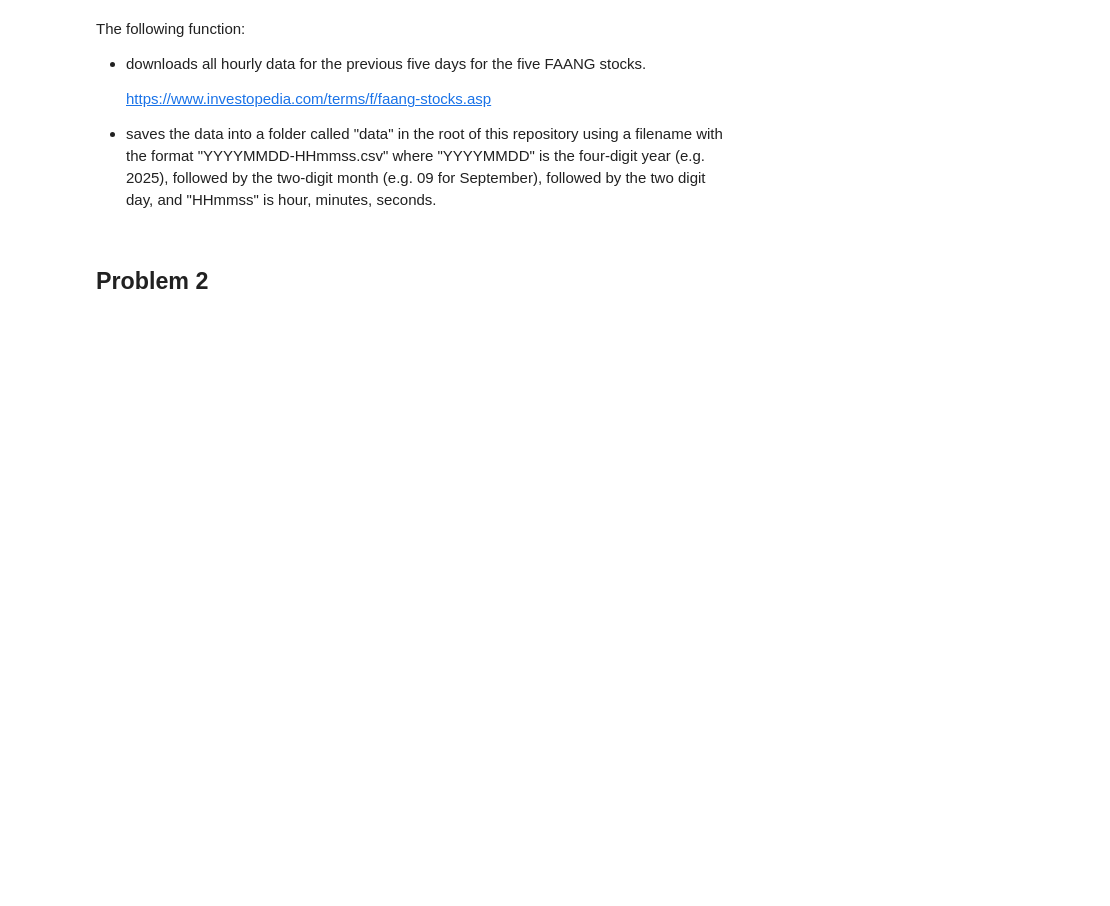
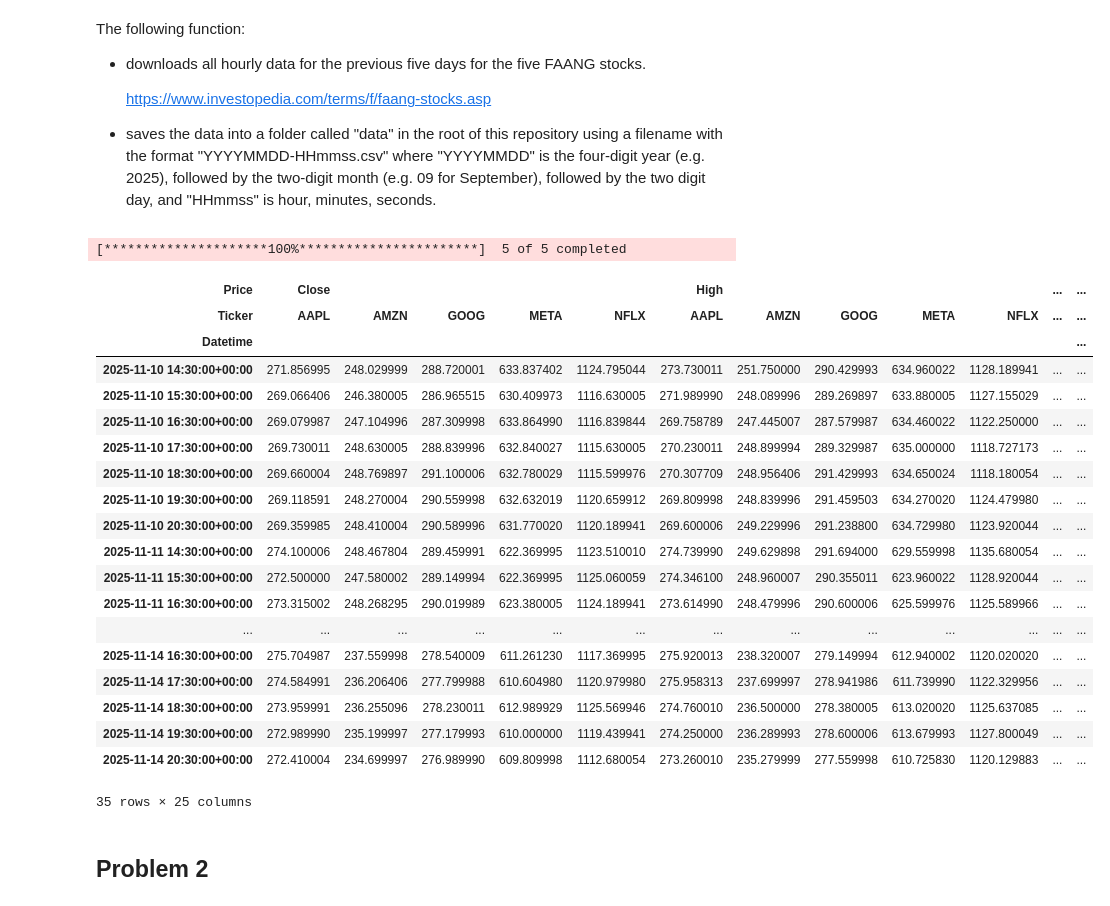
Before and after one commit to Glogover/computer-infrastructure, a Jupyter notebook: problems.ipynb, the cells around one changed output. Saved outputs shown, nothing was run; the diff lists cells and outputs as text; code cells hidden in the pictures; blank space fills up the shorter version.

```diff
--- a/problems.ipynb
+++ b/problems.ipynb
@@ -24,3 +13,52 @@ The following function:
+# %%
+# Import required libraries.
+# Dates and times.
+import datetime as dt # For handling dates and times.
+# Data frames.
+import pandas as pd # For data manipulation and analysis.
+# Yahoo Finance data.
+import yfinance as yf # For downloading financial data from Yahoo Finance.
+
+# Define the list of FAANG stocks.
+FAANG = ['META', 'AAPL', 'AMZN', 'NFLX', 'GOOG']
+
+# Get the current date and time .
+now = dt.datetime.now()
+
+# Download hourly data for each FAANG stock.
+df = yf.download(FAANG, period='5d', interval='1h', auto_adjust=True)
+
+# Generate the filename with the current date and time.
+filename = "./data/" + now.strftime("%Y%m%d-%H%M%S") + ".csv"
+
+# Save the data to a CSV file.
+df.to_csv(filename)
+# %% [output]
+[*********************100%***********************]  5 of 5 completed
+# %%
+# Show the data
+df
+# %% [output]
+| Price | Close |  |  |  |  | High |  |  |  |  | ... | ... |
+| Ticker | AAPL | AMZN | GOOG | META | NFLX | AAPL | AMZN | GOOG | META | NFLX | ... | ... |
+| Datetime |  |  |  |  |  |  |  |  |  |  |  | ... |
+| 2025-11-10 14:30:00+00:00 | 271.856995 | 248.029999 | 288.720001 | 633.837402 | 1124.795044 | 273.730011 | 251.750000 | 290.429993 | 634.960022 | 1128.189941 | ... | ... |
+| 2025-11-10 15:30:00+00:00 | 269.066406 | 246.380005 | 286.965515 | 630.409973 | 1116.630005 | 271.989990 | 248.089996 | 289.269897 | 633.880005 | 1127.155029 | ... | ... |
+| 2025-11-10 16:30:00+00:00 | 269.079987 | 247.104996 | 287.309998 | 633.864990 | 1116.839844 | 269.758789 | 247.445007 | 287.579987 | 634.460022 | 1122.250000 | ... | ... |
+| 2025-11-10 17:30:00+00:00 | 269.730011 | 248.630005 | 288.839996 | 632.840027 | 1115.630005 | 270.230011 | 248.899994 | 289.329987 | 635.000000 | 1118.727173 | ... | ... |
+| 2025-11-10 18:30:00+00:00 | 269.660004 | 248.769897 | 291.100006 | 632.780029 | 1115.599976 | 270.307709 | 248.956406 | 291.429993 | 634.650024 | 1118.180054 | ... | ... |
+| 2025-11-10 19:30:00+00:00 | 269.118591 | 248.270004 | 290.559998 | 632.632019 | 1120.659912 | 269.809998 | 248.839996 | 291.459503 | 634.270020 | 1124.479980 | ... | ... |
+| 2025-11-10 20:30:00+00:00 | 269.359985 | 248.410004 | 290.589996 | 631.770020 | 1120.189941 | 269.600006 | 249.229996 | 291.238800 | 634.729980 | 1123.920044 | ... | ... |
+| 2025-11-11 14:30:00+00:00 | 274.100006 | 248.467804 | 289.459991 | 622.369995 | 1123.510010 | 274.739990 | 249.629898 | 291.694000 | 629.559998 | 1135.680054 | ... | ... |
+| 2025-11-11 15:30:00+00:00 | 272.500000 | 247.580002 | 289.149994 | 622.369995 | 1125.060059 | 274.346100 | 248.960007 | 290.355011 | 623.960022 | 1128.920044 | ... | ... |
+| 2025-11-11 16:30:00+00:00 | 273.315002 | 248.268295 | 290.019989 | 623.380005 | 1124.189941 | 273.614990 | 248.479996 | 290.600006 | 625.599976 | 1125.589966 | ... | ... |
+| ... | ... | ... | ... | ... | ... | ... | ... | ... | ... | ... | ... | ... |
+| 2025-11-14 16:30:00+00:00 | 275.704987 | 237.559998 | 278.540009 | 611.261230 | 1117.369995 | 275.920013 | 238.320007 | 279.149994 | 612.940002 | 1120.020020 | ... | ... |
+| 2025-11-14 17:30:00+00:00 | 274.584991 | 236.206406 | 277.799988 | 610.604980 | 1120.979980 | 275.958313 | 237.699997 | 278.941986 | 611.739990 | 1122.329956 | ... | ... |
+| 2025-11-14 18:30:00+00:00 | 273.959991 | 236.255096 | 278.230011 | 612.989929 | 1125.569946 | 274.760010 | 236.500000 | 278.380005 | 613.020020 | 1125.637085 | ... | ... |
+| 2025-11-14 19:30:00+00:00 | 272.989990 | 235.199997 | 277.179993 | 610.000000 | 1119.439941 | 274.250000 | 236.289993 | 278.600006 | 613.679993 | 1127.800049 | ... | ... |
+| 2025-11-14 20:30:00+00:00 | 272.410004 | 234.699997 | 276.989990 | 609.809998 | 1112.680054 | 273.260010 | 235.279999 | 277.559998 | 610.725830 | 1120.129883 | ... | ... |
+35 rows × 25 columns
 # %% [markdown]
 ## Problem 2
 # %% [markdown]
```
Also changed, not shown: parts of 2 cells of this notebook, 8 other files.
